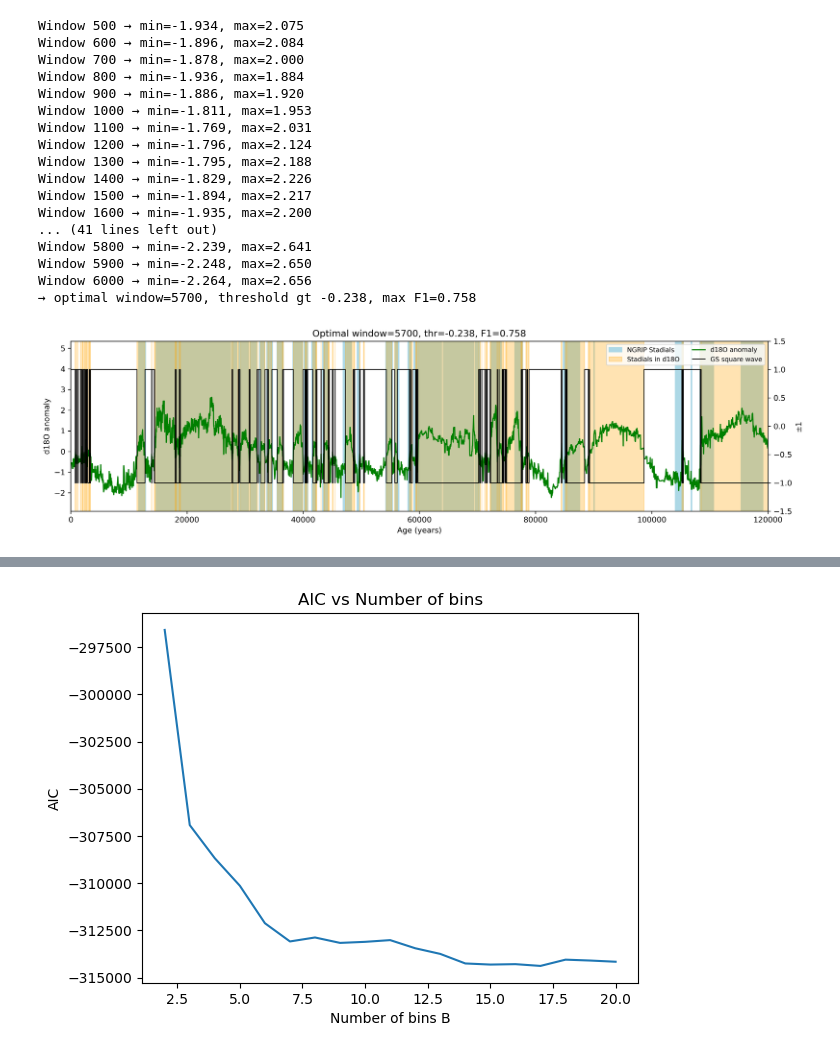
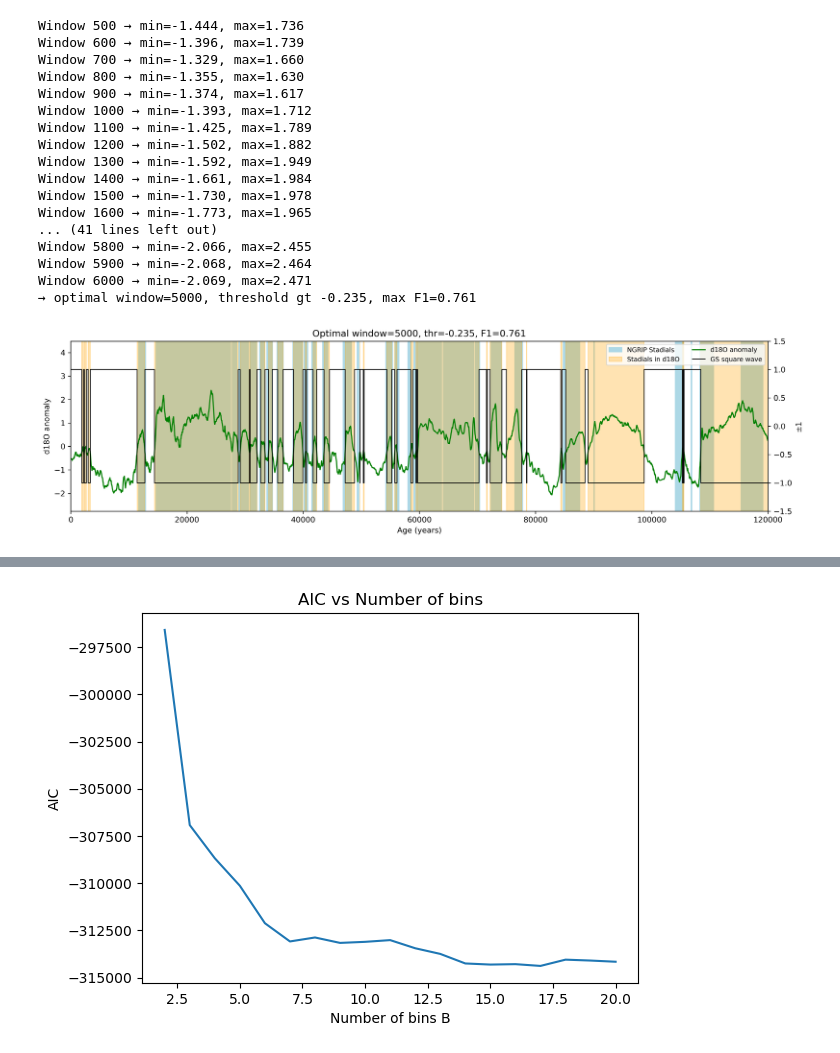
Before and after one commit to Peisong-Zheng/bipolar_seesaw_CCM, a Jupyter notebook: sq_new_speleothem.ipynb, the cells around one changed output, grey strips where cells are left out. Drawn from its saved outputs; the diff is of its cells as text; code cells hidden in the pictures.

```diff
--- a/sq_new_speleothem.ipynb
+++ b/sq_new_speleothem.ipynb
@@ -1,33 +1,33 @@
 # %%
 from toolbox import sq_ana as sa
 import importlib
 importlib.reload(sa)
 import pandas as pd
 
 file_path = r"D:\VScode\bipolar_seesaw_CCM\other_data\monsoon.xlsx"
 df = pd.read_excel(file_path)
 df['age'] = df['age'] * 1000
 
-new_df, df_sq, best = sa.build_DO_sq(df,  extra_sm=5, if_plot=True, dir='gt',metrics='F1')
+new_df, df_sq, best = sa.build_DO_sq(df,  extra_sm=30, if_plot=True, dir='gt',metrics='F1')
 # %% [output]
-Window 500 → min=-1.934, max=2.075
-Window 600 → min=-1.896, max=2.084
-Window 700 → min=-1.878, max=2.000
-Window 800 → min=-1.936, max=1.884
-Window 900 → min=-1.886, max=1.920
-Window 1000 → min=-1.811, max=1.953
-Window 1100 → min=-1.769, max=2.031
-Window 1200 → min=-1.796, max=2.124
-Window 1300 → min=-1.795, max=2.188
-Window 1400 → min=-1.829, max=2.226
-Window 1500 → min=-1.894, max=2.217
-Window 1600 → min=-1.935, max=2.200
+Window 500 → min=-1.444, max=1.736
+Window 600 → min=-1.396, max=1.739
+Window 700 → min=-1.329, max=1.660
+Window 800 → min=-1.355, max=1.630
+Window 900 → min=-1.374, max=1.617
+Window 1000 → min=-1.393, max=1.712
+Window 1100 → min=-1.425, max=1.789
+Window 1200 → min=-1.502, max=1.882
+Window 1300 → min=-1.592, max=1.949
+Window 1400 → min=-1.661, max=1.984
+Window 1500 → min=-1.730, max=1.978
+Window 1600 → min=-1.773, max=1.965
 ... (41 lines left out)
-Window 5800 → min=-2.239, max=2.641
-Window 5900 → min=-2.248, max=2.650
-Window 6000 → min=-2.264, max=2.656
-→ optimal window=5700, threshold gt -0.238, max F1=0.758
+Window 5800 → min=-2.066, max=2.455
+Window 5900 → min=-2.068, max=2.464
+Window 6000 → min=-2.069, max=2.471
+→ optimal window=5000, threshold gt -0.235, max F1=0.761
-[figure, old version]
+[figure, new version]
 # %%
 from toolbox import sq_ana as sa
 import importlib
```
Also changed, not shown: parts of 4 cells of this notebook.
